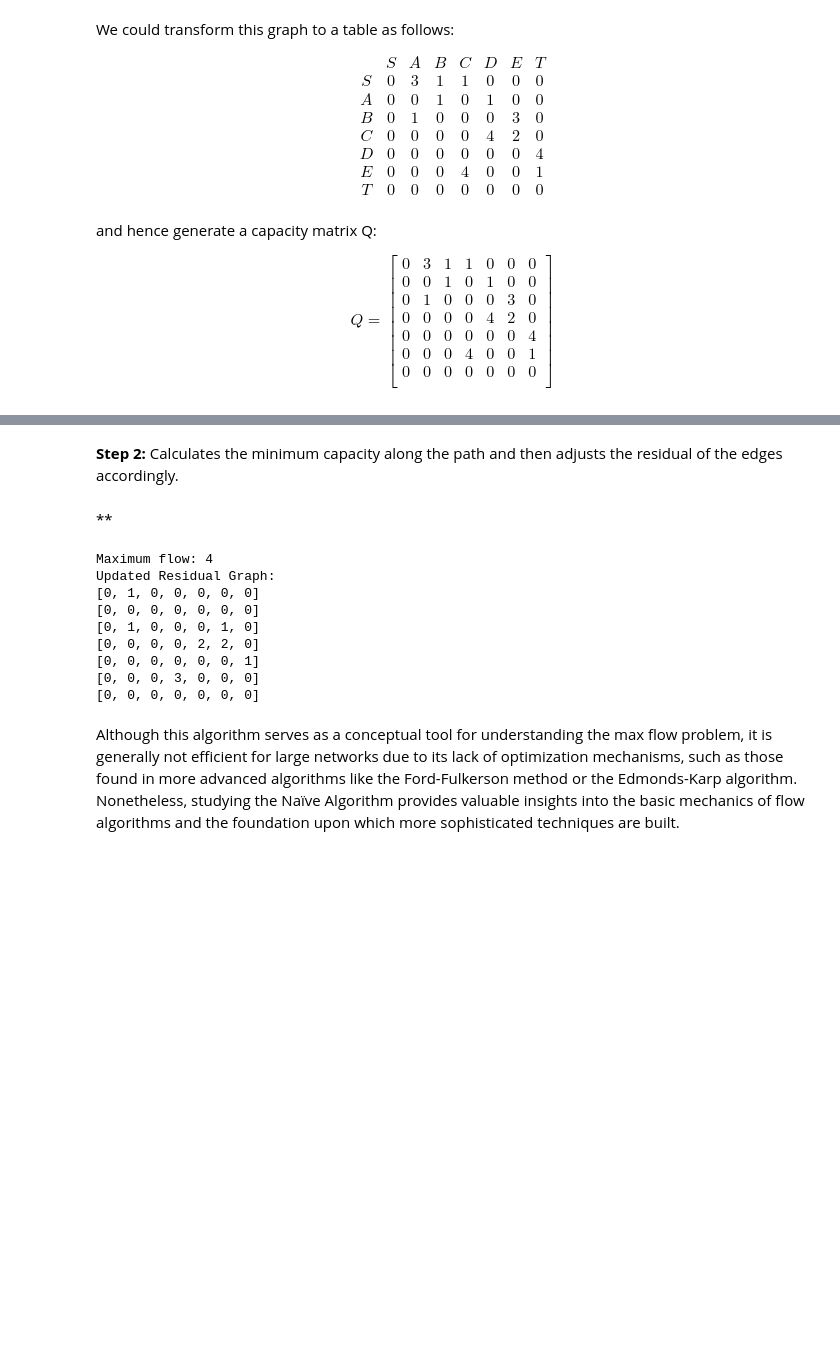
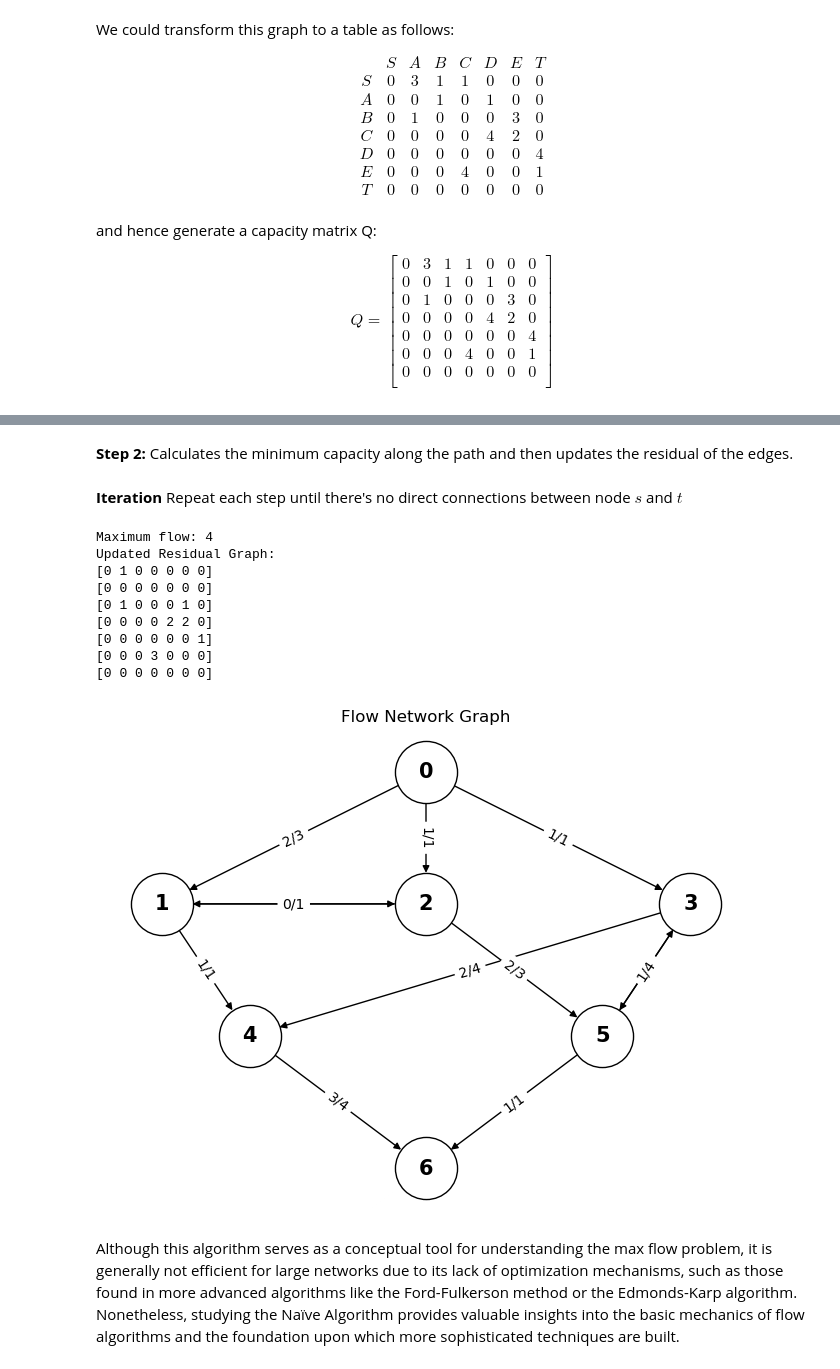
Before and after one commit to Qifei-C/Optz, a Jupyter notebook: maxFlow/NaiveAlgo.ipynb, the cells around one changed output, grey strips where cells are left out. Drawn from its saved outputs; the diff is of its cells as text; code cells hidden in the pictures; blank space fills up the shorter version.

Commit message:
Add Plotting Function

```diff
--- a/maxFlow/NaiveAlgo.ipynb
+++ b/maxFlow/NaiveAlgo.ipynb
@@ -57,7 +60,7 @@ def bfs_path(graph, start, goal):
                 queue.append((neighbor, path + [neighbor]))
     return None  # return None if no path is found
 # %% [markdown]
-**Step 2:** Calculates the minimum capacity along the path and then adjusts the residual of the edges accordingly.
+**Step 2:** Calculates the minimum capacity along the path and then updates the residual of the edges.
 # %%
 def update_residual_graph(graph, path):
     min_capacity = float('inf')
@@ -72,46 +75,64 @@ def update_residual_graph(graph, path):
         end = path[i + 1]
         graph[start][end] -= min_capacity
     return min_capacity
-# %% [markdown]
-**
+# %% [markdown]
+**Iteration** Repeat each step until there's no direct connections between node $s$ and $t$
 # %%
 def main():
     # Example input matrix Q
-    Q = [[0, 3, 1, 1, 0, 0, 0],
+    Q = np.array([
+        [0, 3, 1, 1, 0, 0, 0],
         [0, 0, 1, 0, 1, 0, 0],
         [0, 1, 0, 0, 0, 3, 0],
         [0, 0, 0, 0, 4, 2, 0],
         [0, 0, 0, 0, 0, 0, 4],
         [0, 0, 0, 4, 0, 0, 1],
-        [0, 0, 0, 0, 0, 0, 0]]
+        [0, 0, 0, 0, 0, 0, 0]
+    ])
 
+    residual_Q = Q.copy()  # Copy Q to use as the residual graph
     total_flow = 0
-    source = 0
-    sink = 6
+    source = 0  # Source node index
+    sink = len(Q) - 1  # Sink node index
 
     while True:
-        path = bfs_path(Q, source, sink)
+        path = bfs_path(residual_Q, source, sink)
         if path is None:
             break
-        flow = update_residual_graph(Q, path)
+        flow = update_residual_graph(residual_Q, path)
         total_flow += flow
 
     print("Maximum flow:", total_flow)
     print("Updated Residual Graph:")
-    for row in Q:
+    for row in residual_Q:
         print(row)
+
+    # Compute the occupation matrix and format as fraction
+    occupation_matrix = np.zeros_like(Q, dtype=object)
+    for i in range(Q.shape[0]):
+        for j in range(Q.shape[1]):
+            if Q[i, j] != 0:
+                usage = Q[i, j] - residual_Q[i, j]
+                occupation_matrix[i, j] = f"{usage}/{Q[i, j]}"
+            else:
+                occupation_matrix[i, j] = '0'
+
+
+
+    plot_graph_from_matrix_string2(occupation_matrix, source, sink)
 
 if __name__ == '__main__':
     main()
 # %% [output]
 Maximum flow: 4
 Updated Residual Graph:
-[0, 1, 0, 0, 0, 0, 0]
-[0, 0, 0, 0, 0, 0, 0]
-[0, 1, 0, 0, 0, 1, 0]
-[0, 0, 0, 0, 2, 2, 0]
-[0, 0, 0, 0, 0, 0, 1]
-[0, 0, 0, 3, 0, 0, 0]
-[0, 0, 0, 0, 0, 0, 0]
+[0 1 0 0 0 0 0]
+[0 0 0 0 0 0 0]
+[0 1 0 0 0 1 0]
+[0 0 0 0 2 2 0]
+[0 0 0 0 0 0 1]
+[0 0 0 3 0 0 0]
+[0 0 0 0 0 0 0]
+[figure, added]
 # %% [markdown]
 Although this algorithm serves as a conceptual tool for understanding the max flow problem, it is generally not efficient for large networks due to its lack of optimization mechanisms, such as those found in more advanced algorithms like the Ford-Fulkerson method or the Edmonds-Karp algorithm. Nonetheless, studying the Naïve Algorithm provides valuable insights into the basic mechanics of flow algorithms and the foundation upon which more sophisticated techniques are built.
```
Also changed, not shown: parts of 9 cells of this notebook, 1 other file.
